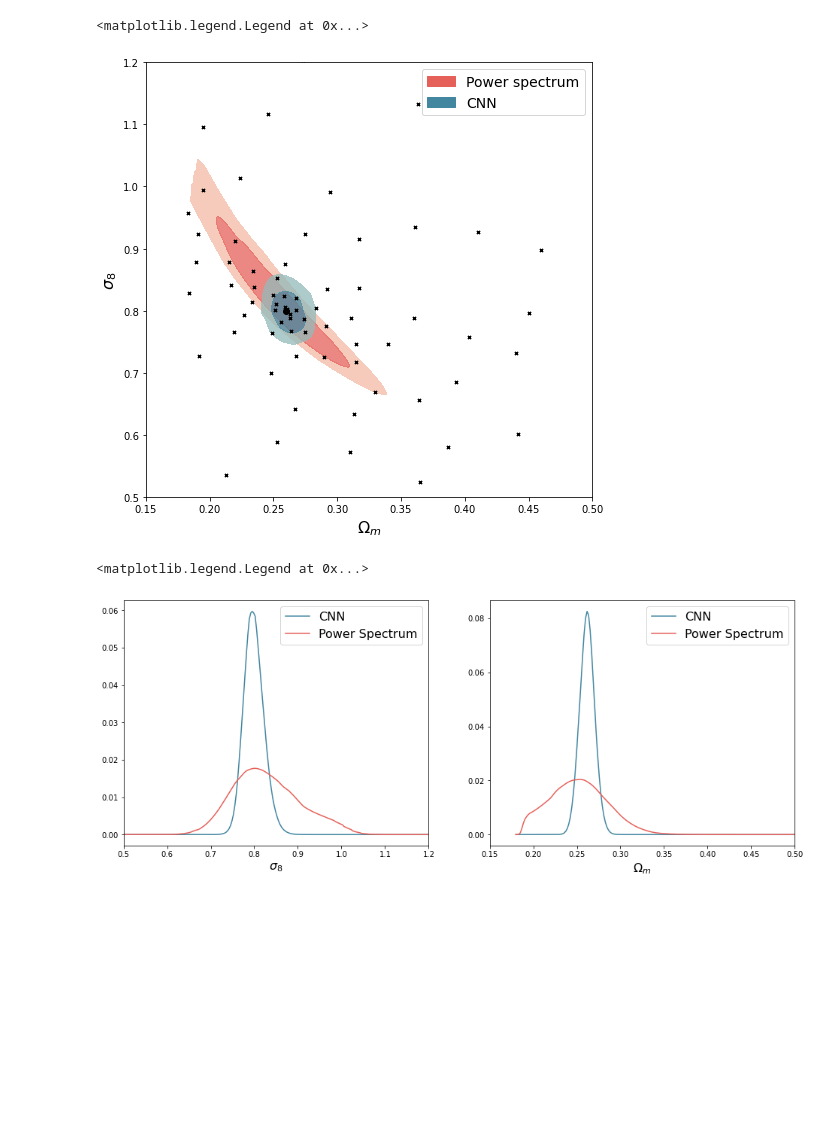
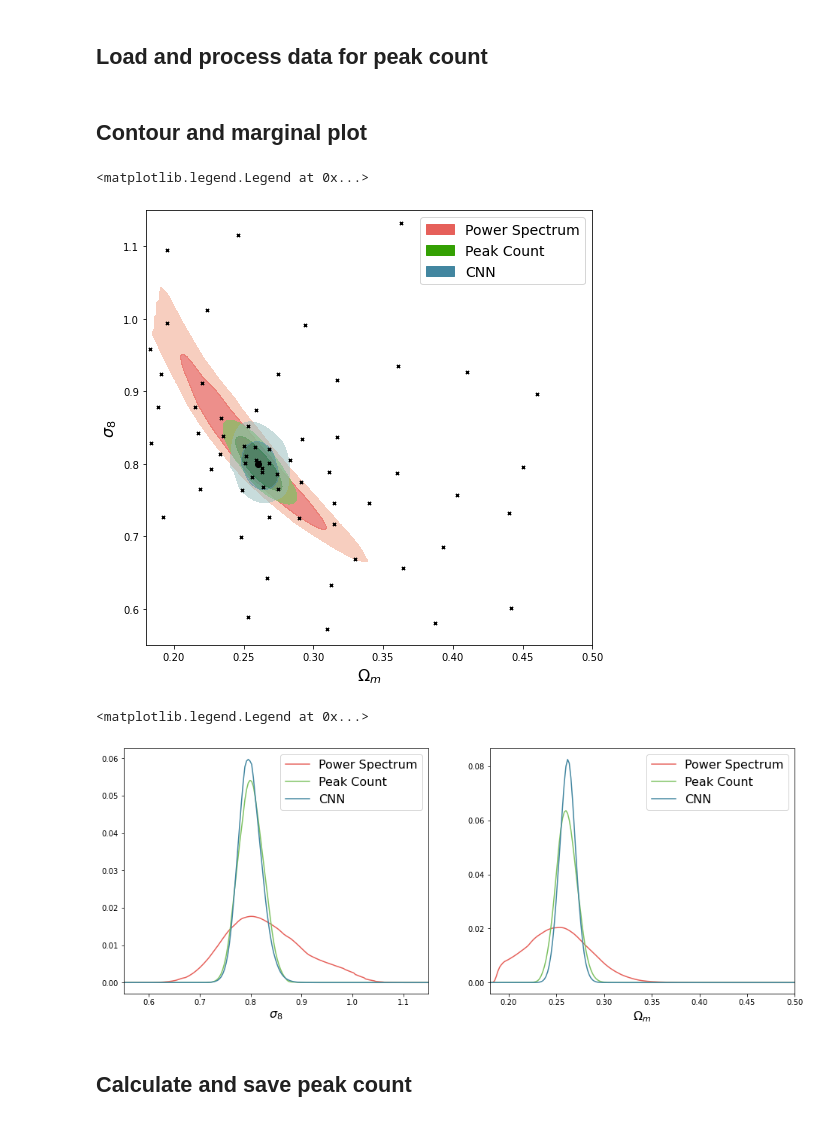
Before and after one commit to tianliwng/CNN-plus-weak-lensing, a Jupyter notebook: likelihood_powerspec.ipynb, the cells around one changed output. Drawn from its saved outputs; the diff is of its cells as text; code cells hidden in the pictures; blank space fills up the shorter version.

Commit message:
added peak count to contour and marginal plot

```diff
--- a/likelihood_powerspec.ipynb
+++ b/likelihood_powerspec.ipynb
@@ -296,28 +300,52 @@ mus_spec, covinvs_spec = get_interpstats(origdata_spec_no_d, points_spec_no_d, g
 # mus_spec, covinvs_spec = get_interpstats(origdata_spec, points_spec, grid, False)
 Ps_spec = get_Ps(mus_spec, covinvs_spec, d_spec)
 contours_spec = get_contours(Ps_spec, contour_intervals, 1000)
+# %% [markdown]
+## Load and process data for peak count
+# %%
+data_peak = np.load(workPath+'peakcounts_fixedrange_2.npy').astype(np.float)
+# %%
+# prepare data
+origdata_peak = np.reshape(data_peak[2:, :].T, (n_cosmo, n_imagespercosmo, -1))
+points_peak = data_peak[:2].T
+# find the index for the chosen center Om and si
+condition_peak = (points_peak[:,0] == d_cnn[0])*(points_peak[:,1] == d_cnn[1])
+d_index_peak = np.where(condition_peak)[0][0]
+d_peak = np.mean(origdata_peak[d_index_peak], axis=0)
+
+# exclude the cosmo with d_index
+origdata_peak_no_d = np.array([origdata_peak[i] for i in range(n_cosmo) if i!=d_index_peak])
+points_peak_no_d = np.array([points_peak[i] for i in range(n_cosmo) if i!=d_index_peak])
+
+# get the statistics
+mus_peak, covinvs_peak = get_interpstats(origdata_peak_no_d, points_peak_no_d, grid, False)
+Ps_peak = get_Ps(mus_peak, covinvs_peak, d_peak) # still using diff cov, not the one from the fiducial cosmo for all Ps
+contours_peak = get_contours(Ps_peak, contour_intervals, 1000)
+# %% [markdown]
+## Contour and marginal plot
 # %%
-o_min = 0.15
+o_min = 0.18
 o_max = 0.5
-s_min = 0.5
-s_max = 1.2
-
-plt.figure(figsize=[8,8])
-plt.contourf(xi, yi, np.reshape(Ps_spec, (ngrid, ngrid)), contours_spec, colors=['#F4BAA5', '#E6605A'], alpha=0.75)
-plt.contourf(xi, yi, np.reshape(Ps_cnn, (ngrid, ngrid)), contours_cnn, colors=['#93BABA', '#4286A0'], alpha=0.75)
+s_min = 0.55
+s_max = 1.15
+fig = plt.figure(figsize=[8,8])
+plt.contourf(xi, yi, np.reshape(Ps_spec, (ngrid, ngrid)), contours_spec, colors=['#F4BAA5', '#E6605A'], alpha=0.7)
+plt.contourf(xi, yi, np.reshape(Ps_peak, (ngrid, ngrid)), contours_peak, colors=['#7fc263', '#287904'], alpha=0.7)
+plt.contourf(xi, yi, np.reshape(Ps_cnn, (ngrid, ngrid)), contours_cnn, colors=['#93BABA', '#4286A0'], alpha=0.5)
 plt.scatter(d_cnn[0], d_cnn[1], color='black')
 plt.scatter(Oms_list, sis_list, marker='x', color='black', s=10)
 plt.xlim(o_min, o_max)
 plt.ylim(s_min, s_max)
 plt.xlabel(r'$\Omega_m$', fontsize=16)
 plt.ylabel(r'$\sigma_8$', fontsize=16)
 
-leg_spec = mpatches.Patch(color='#E6605A', label='Power spectrum')
+leg_spec = mpatches.Patch(color='#E6605A', label='Power Spectrum')
+leg_peak = mpatches.Patch(color='#34a003', label='Peak Count')
 leg_net =  mpatches.Patch(color='#4286A0', label='CNN')
-plt.legend(handles=[leg_spec, leg_net], fontsize=14)
+plt.legend(handles=[leg_spec, leg_peak, leg_net], fontsize=14)
 # %% [output]
 <matplotlib.legend.Legend at 0x...>
-[figure, old version]
+[figure, new version]
 # %%
 # get the marginal distributions
 simarginal_cnn, Ommarginal_cnn = margins(np.reshape(Ps_cnn, (ngrid, ngrid)))
@@ -327,18 +356,22 @@ f = plt.figure(figsize=(16,6))
 ax1 = f.add_subplot(1,2,1)
 ax2 = f.add_subplot(1,2,2)
 
+ax1.plot(yi, simarginal_spec, label='Power Spectrum', color='#E6605A')
+ax1.plot(yi, simarginal_peak, label='Peak Count', color='#7fc263')
 ax1.plot(yi, simarginal_cnn, label='CNN', color='#4286A0')
-ax1.plot(yi, simarginal_spec, label='Power Spectrum', color='#E6605A')
 ax1.set_xlabel(r'$\sigma_8$', fontsize=16)
 ax1.set_xlim(s_min, s_max)
 ax1.legend(fontsize=16)
 
+ax2.plot(xi, Ommarginal_spec[0], label='Power Spectrum', color='#E6605A')
+ax2.plot(xi, Ommarginal_peak[0], label='Peak Count', color='#7fc263')
 ax2.plot(xi, Ommarginal_cnn[0], label='CNN', color='#4286A0')
-ax2.plot(xi, Ommarginal_spec[0], label='Power Spectrum', color='#E6605A')
 ax2.set_xlabel(r'$\Omega_m$', fontsize=16)
 ax2.set_xlim(o_min, o_max)
 ax2.legend(fontsize=16)
 # %% [output]
 <matplotlib.legend.Legend at 0x...>
-[figure, old version]
+[figure, new version]
+# %% [markdown]
+## Calculate and save peak count
 # %%
```
Also changed, not shown: parts of 7 cells of this notebook.
